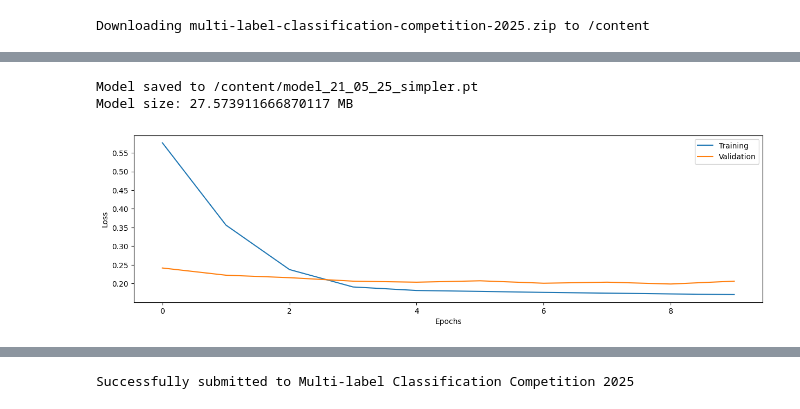
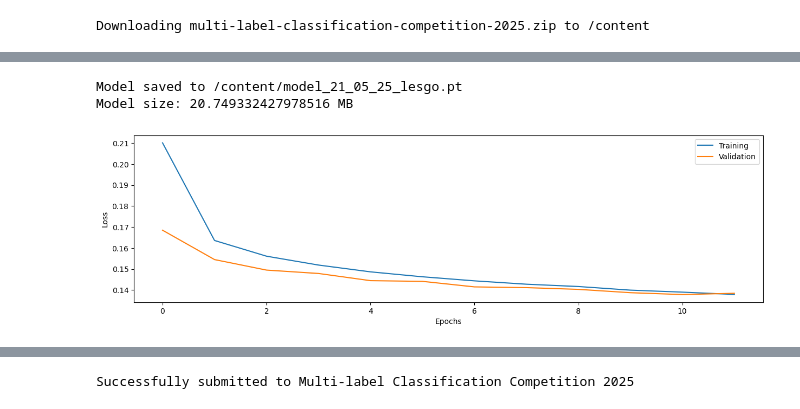
Before and after one commit to deding2000/COMP5329_Ass2, a Jupyter notebook: main_notebook.ipynb, the cells around one changed output, grey strips where cells are left out. Saved outputs shown, nothing was run; the diff lists cells and outputs as text; code cells hidden in the pictures.

Commit message:
Best one yet - with data augmentation on all classes except class one

```diff
--- a/main_notebook.ipynb
+++ b/main_notebook.ipynb
@@ -45,7 +46,7 @@ class CNN(nn.Module):
         #self.dropout1 = nn.Dropout3d(1-0.9)
         self.dropout2 = nn.Dropout3d(0.25)
         self.dropout3 = nn.Dropout(0.1)
-        self.fc1 = nn.Linear(1152, 1000)
+        self.fc1 = nn.Linear(5408, 1000)
         self.fc2 = nn.Linear(1000, 19)
 
     def forward(self, x):
@@ -82,8 +83,7 @@ from tqdm import tqdm
 # Hyperparameters
 batch_size = 512
 lr = 0.0001
-weight_decay = 1e-6
-data_augment = True
+weight_decay = 0
 INPUT_HEIGHT = 248
 INPUT_WIDTH = 248
 # To remove class 12
@@ -118,19 +118,14 @@ df_test.to_csv("test_labels_captions.csv")
 resize = transforms.Resize(size=(INPUT_HEIGHT,
         INPUT_WIDTH)) # Trying to resize to (INPUT_HEIGHT,INPUT_WIDTH)
 
-# TODO: we can add data augmentation here
-# See for example https://pyimagesearch.com/2021/10/04/image-data-loaders-in-pytorch/
-# or here: https://docs.pytorch.org/vision/main/transforms.html
-if data_augment:
-  trainTransforms = transforms.Compose(
-    [resize,transforms.RandomHorizontalFlip(),transforms.RandomCrop(size=124),transforms.RandomAffine(degrees=90),transforms.ColorJitter(),transforms.ToTensor()])
-else:
-  trainTransforms = transforms.Compose(
-    [resize,transforms.RandomHorizontalFlip(),transforms.ToTensor()])
+trainTransforms_basic = transforms.Compose(
+    [resize,transforms.ToTensor()])
+trainTransforms_augment = transforms.Compose(
+    [resize,transforms.RandomHorizontalFlip(),transforms.RandomAffine(degrees=90),transforms.ColorJitter(),transforms.ToTensor()])#transforms.RandomCrop(size=124,padding=2,pad_if_needed=True)
 testTransforms = transforms.Compose([resize,transforms.ToTensor()])
 
 # Create dataloaders
-training_data = CustomImageDataset(df_train,DATASET_PATH+"data/",transform=trainTransforms,target_transform=encode)
+training_data = CustomImageDataset(df_train,DATASET_PATH+"data/",transform=trainTransforms_basic,transform_aug=trainTransforms_augment,target_transform=encode)
 test_data = CustomImageDataset(df_test,DATASET_PATH+"data/",transform=testTransforms,target_transform=None,targets_available=False)
 train_dataloader = DataLoader(training_data, batch_size=batch_size, shuffle=True)
 test_dataloader = DataLoader(test_data)
@@ -139,8 +134,8 @@ test_dataloader = DataLoader(test_data)
 model = CNN().to(device)
 #weights = pos_weight(df_train,barplot=False).to(device)
 loss = torch.nn.BCEWithLogitsLoss()#weights.to(device))
-#optimizer = torch.optim.Adam(model.parameters(), lr=lr, weight_decay=weight_decay)
-optimizer = torch.optim.SGD(model.parameters(),lr=lr)
+optimizer = torch.optim.Adam(model.parameters(), lr=lr, weight_decay=weight_decay)
+#optimizer = torch.optim.SGD(model.parameters(),lr=lr)
 print('Model initialized.')
 
 # Loading indices for 80/20 split of training data
@@ -187,39 +182,39 @@ Train Epoch: 10 [0/23996 (0%)]  Loss: 0.176522
 ... (3 outputs left out)
 # %%
 # save model, scores and plot and check size of model is under 100MB
-model_name = "21_05_25_kernelbig"
+model_name = "21_05_25_lesgo"
 
 def get_model_size_mb(model):
     path = "temp_model.pth"
     torch.save(model.state_dict(), path)
     size_mb = os.path.getsize(path) / (1024 * 1024)
     os.remove(path)
     return size_mb
 
 path_name_model = "/content/model_" + model_name+".pt"
 path_name_plot = "/content/model_" + model_name + "loss.png"
 path_name_scores = "/content/model_" + model_name + "scores.txt"
 
 torch.save(model.state_dict(), path_name_model)
 print(f"Model saved to {path_name_model}")
 size_mb = os.path.getsize(path_name_model) / (1024 * 1024)
 print(f"Model size: {size_mb} MB")
 
 plt.figure(figsize=(15,4))
 plt.plot(train_losses,label="Training")
 plt.plot(test_losses,label="Validation")
 plt.ylabel("Loss")
 plt.xlabel("Epochs")
 plt.legend(loc='upper right')
 plt.savefig(path_name_plot)
 
 import json
 with open(path_name_scores, 'w') as file:
      file.write(json.dumps(metrics))
 # %% [output]
-Model saved to /content/model_21_05_25_simpler.pt
-Model size: 27.573911666870117 MB
+Model saved to /content/model_21_05_25_lesgo.pt
+Model size: 20.749332427978516 MB
-[figure, old version]
+[figure, new version]
 # %%
 # Training new model on the full dataset
 model_full = CNN().to(device)
```
Also changed, not shown: parts of 4 cells of this notebook.
